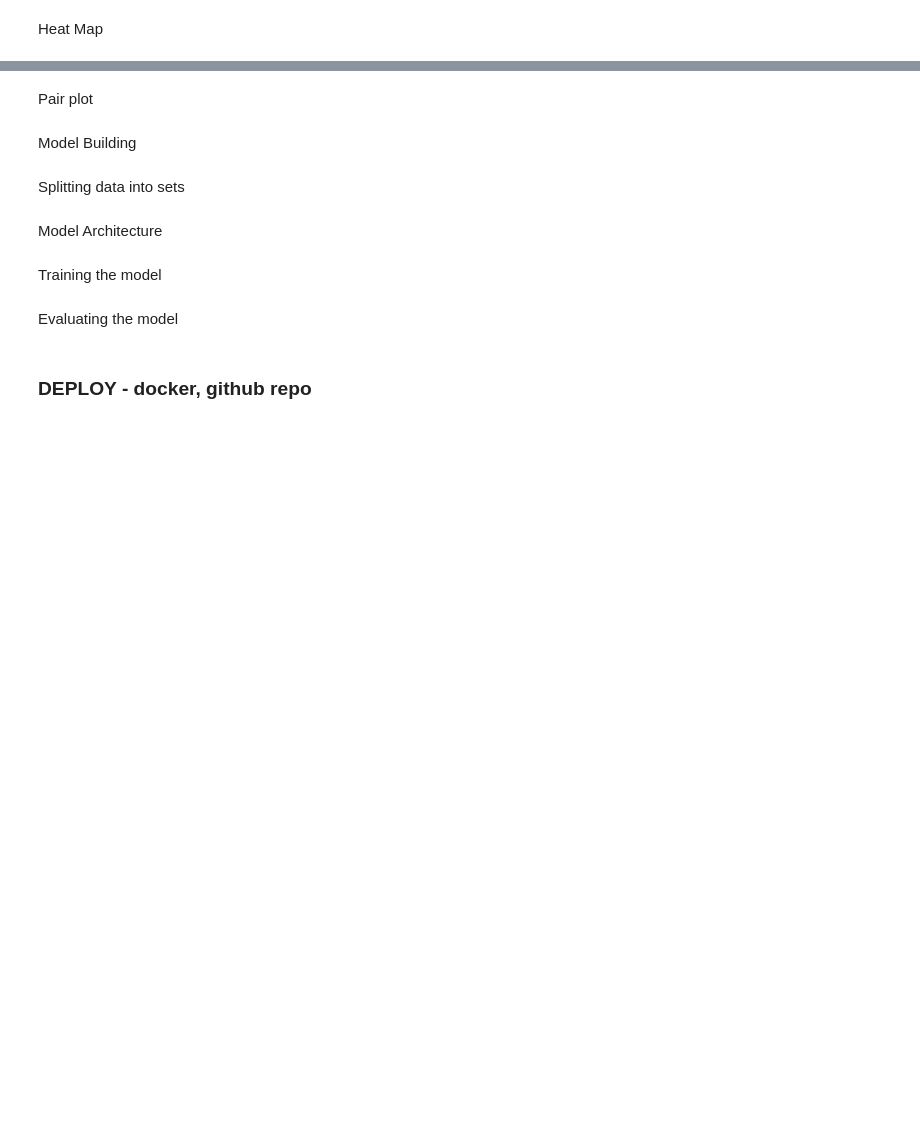
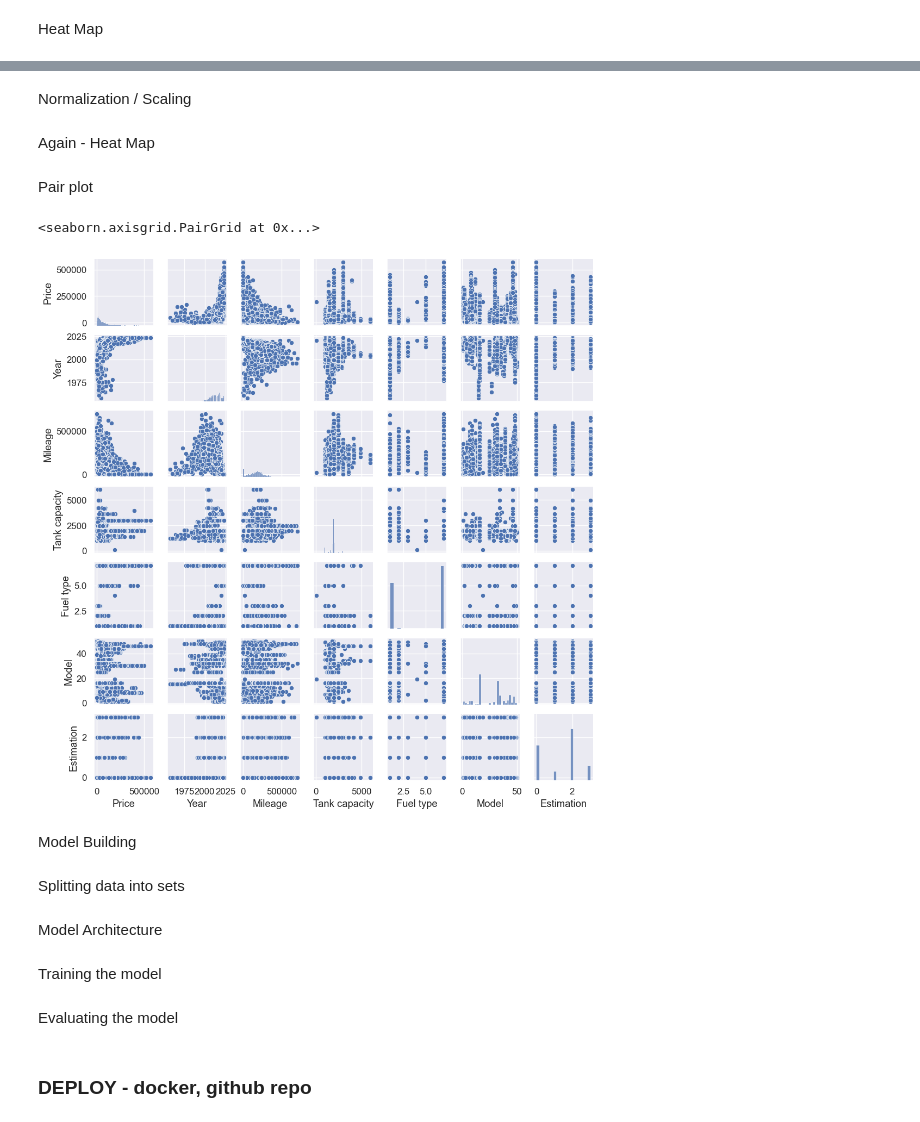
Before and after one commit to PsimonL/AI_Assesment, a Jupyter notebook: main.ipynb, the cells around one changed output, grey strips where cells are left out. Drawn from its saved outputs; the diff is of its cells as text; code cells hidden in the pictures; blank space fills up the shorter version.

```diff
--- a/main.ipynb
+++ b/main.ipynb
@@ -222,0 +277,2 @@ sns.heatmap(data=correlation_matrix, square=True, cbar=True, annot=True, annot_k
+# %% [markdown]
+Normalization / Scaling
@@ -223,8 +281,12 @@ sns.heatmap(data=correlation_matrix, square=True, cbar=True, annot=True, annot_k
+# %% [markdown]
+Again - Heat Map
 # %% [markdown]
 Pair plot
 # %%
 sns.pairplot(df, height=1.5)
-sns.pairplot(df.columns.tolist())
+# %% [output]
+<seaborn.axisgrid.PairGrid at 0x...>
+[figure, added]
 # %% [markdown]
 Model Building
 # %% [markdown]
```
Also changed, not shown: parts of 19 cells of this notebook.
